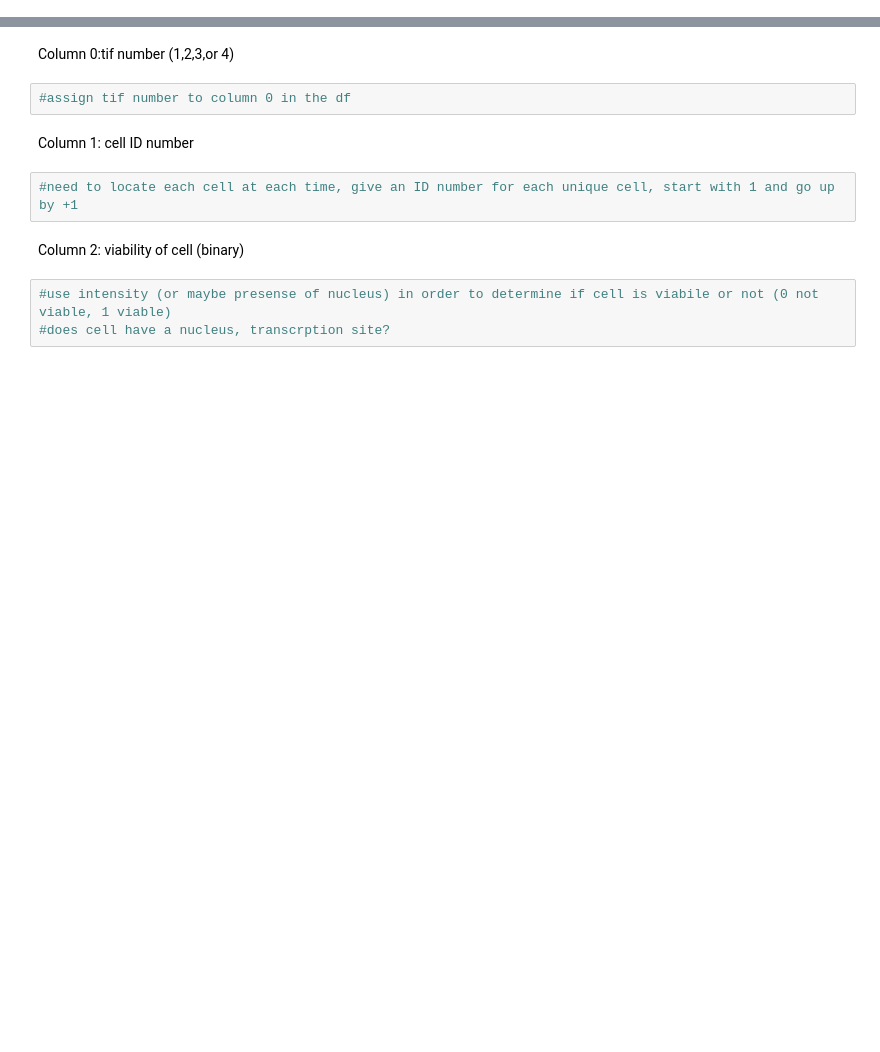
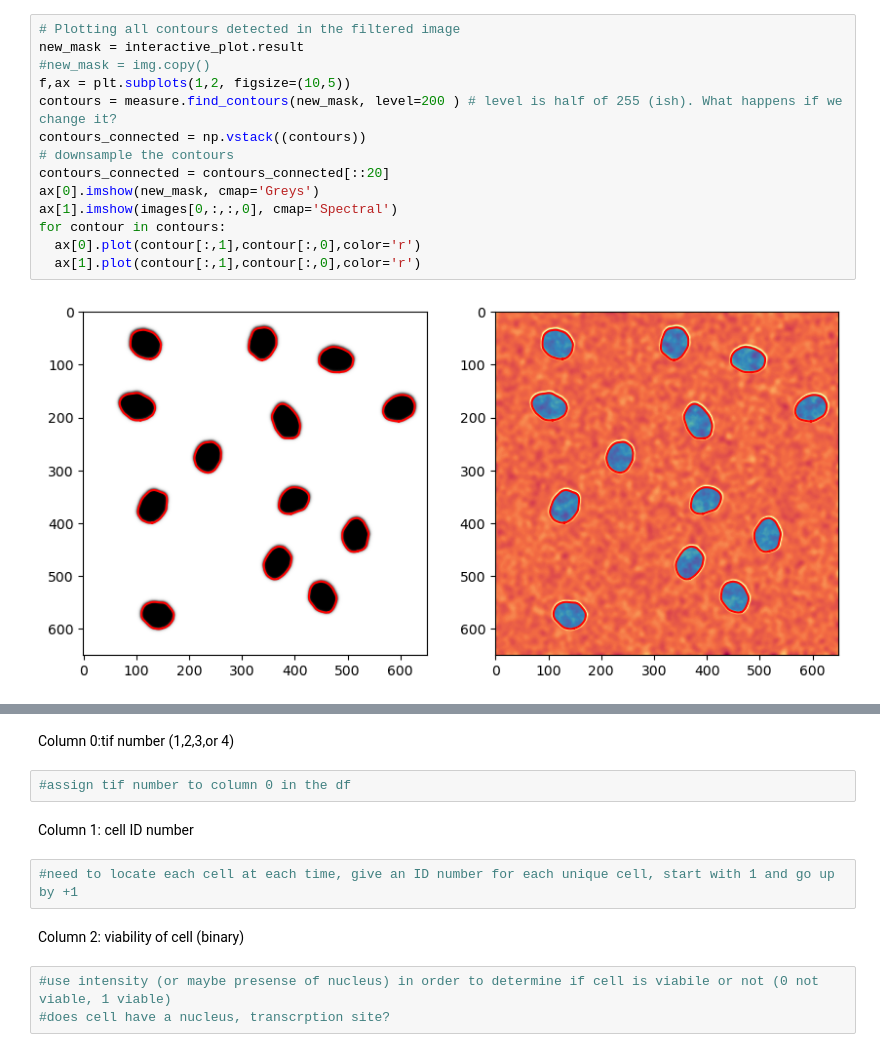
Before and after one commit to Munsky/UQbio2024_Team5, a Jupyter notebook: plan.ipynb, the cells around one changed output, grey strips where cells are left out. Saved outputs shown, nothing was run; the diff lists cells and outputs as text; blank space fills up the shorter version.

```diff
--- a/plan.ipynb
+++ b/plan.ipynb
@@ -13,0 +137,16 @@
+# %%
+# Plotting all contours detected in the filtered image
+new_mask = interactive_plot.result
+#new_mask = img.copy()
+f,ax = plt.subplots(1,2, figsize=(10,5))
+contours = measure.find_contours(new_mask, level=200 ) # level is half of 255 (ish). What happens if we change it?
+contours_connected = np.vstack((contours))
+# downsample the contours
+contours_connected = contours_connected[::20]
+ax[0].imshow(new_mask, cmap='Greys')
+ax[1].imshow(images[0,:,:,0], cmap='Spectral')
+for contour in contours:
+  ax[0].plot(contour[:,1],contour[:,0],color='r')
+  ax[1].plot(contour[:,1],contour[:,0],color='r')
+# %% [output]
+[figure, added]
```
Also changed, not shown: parts of 48 cells of this notebook.
